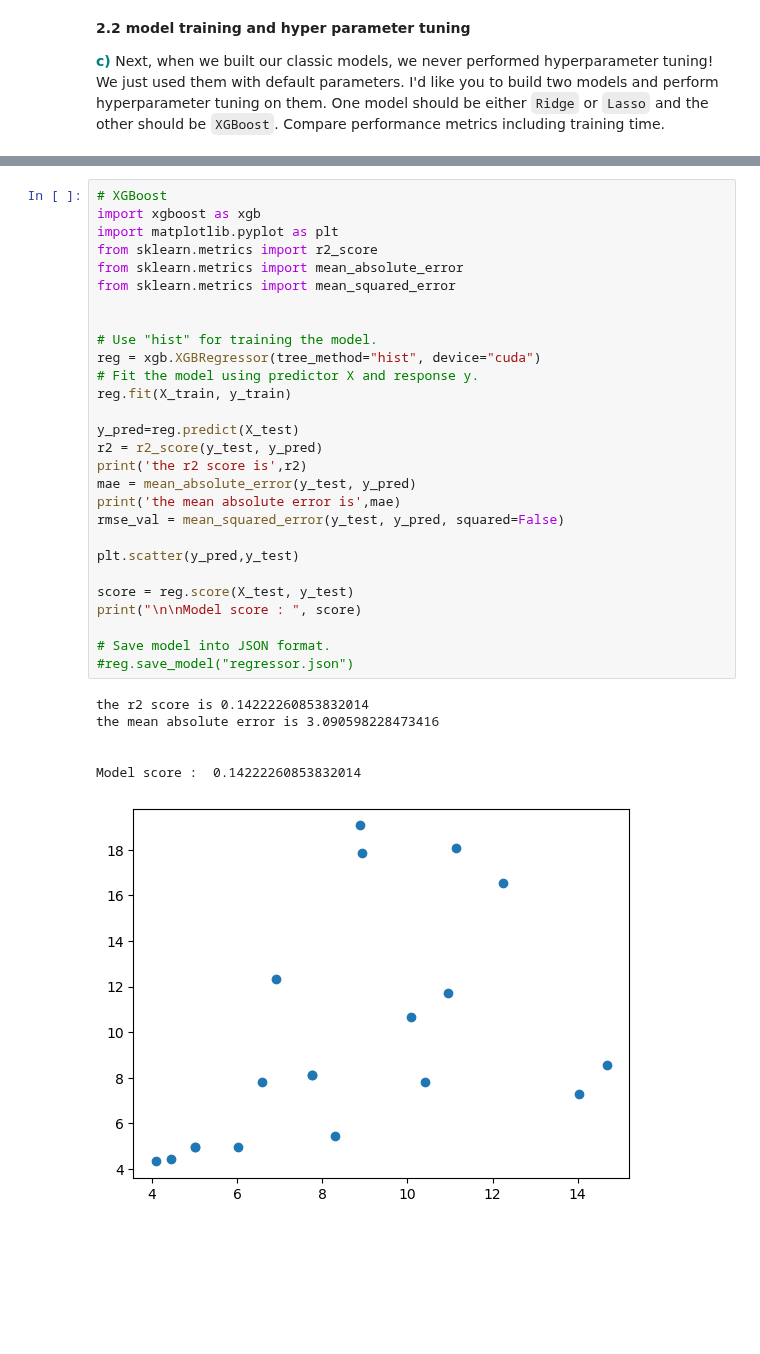
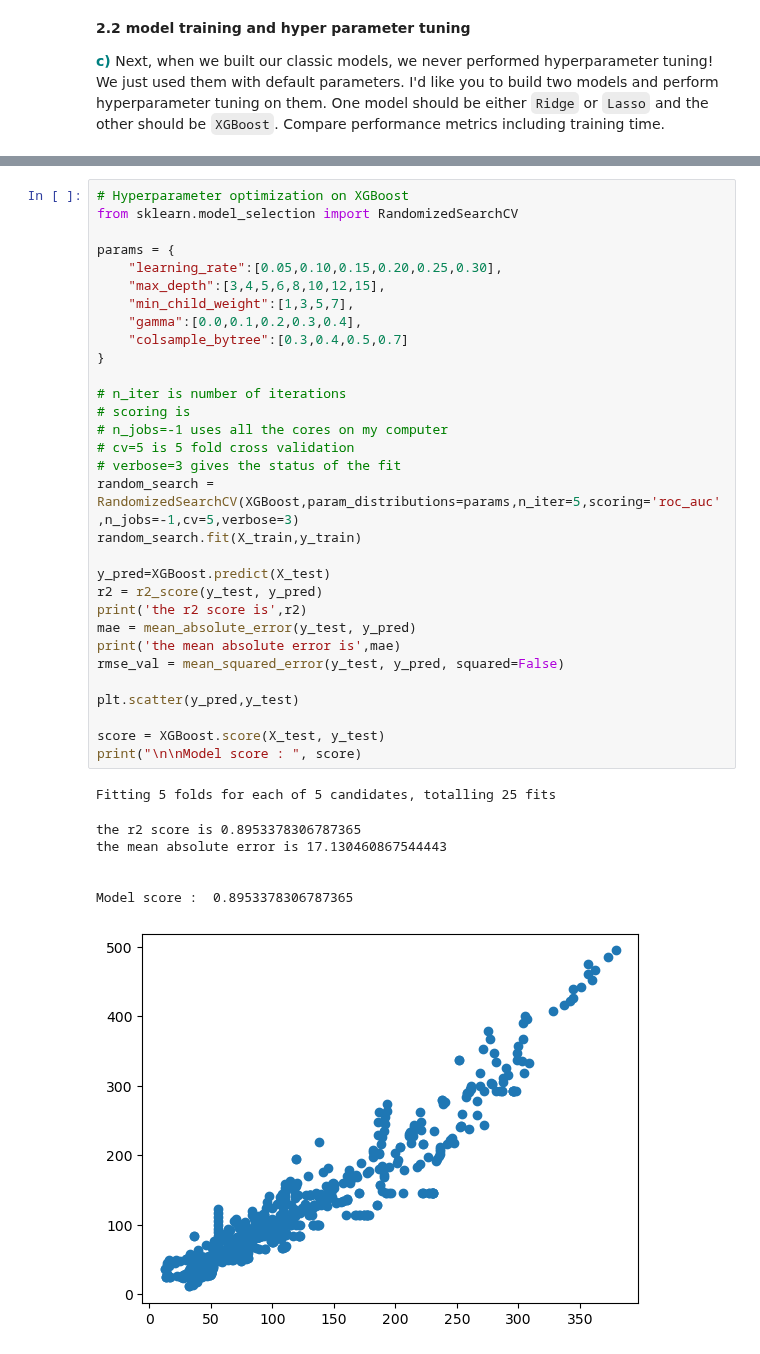
Before and after one commit to AJB33/MaterialsInformatics, a Jupyter notebook: HW/HW2/HW2 Q2.ipynb, the cells around one changed output, grey strips where cells are left out. Drawn from its saved outputs; the diff is of its cells as text; blank space fills up the shorter version.

```diff
--- a/HW/HW2/HW2 Q2.ipynb
+++ b/HW/HW2/HW2 Q2.ipynb
@@ -138,38 +223,42 @@ Model score :  0.3156109488011992
-# %%
-# XGBoost
-import xgboost as xgb
-import matplotlib.pyplot as plt
-from sklearn.metrics import r2_score
-from sklearn.metrics import mean_absolute_error
-from sklearn.metrics import mean_squared_error
-
-
-# Use "hist" for training the model.
-reg = xgb.XGBRegressor(tree_method="hist", device="cuda")
-# Fit the model using predictor X and response y.
-reg.fit(X_train, y_train)
-
-y_pred=reg.predict(X_test)
-r2 = r2_score(y_test, y_pred)
-print('the r2 score is',r2)
-mae = mean_absolute_error(y_test, y_pred)
-print('the mean absolute error is',mae)
-rmse_val = mean_squared_error(y_test, y_pred, squared=False)
-
-plt.scatter(y_pred,y_test)
-
-score = reg.score(X_test, y_test)
-print("\n\nModel score : ", score)
-
-# Save model into JSON format.
-#reg.save_model("regressor.json")
-# %% [output]
-the r2 score is 0.14222260853832014
-the mean absolute error is 3.090598228473416
-
-
-Model score :  0.14222260853832014
-[figure, removed]
+# %%
+# Hyperparameter optimization on XGBoost
+from sklearn.model_selection import RandomizedSearchCV
+
+params = {
+    "learning_rate":[0.05,0.10,0.15,0.20,0.25,0.30],
+    "max_depth":[3,4,5,6,8,10,12,15],
+    "min_child_weight":[1,3,5,7],
+    "gamma":[0.0,0.1,0.2,0.3,0.4],
+    "colsample_bytree":[0.3,0.4,0.5,0.7]
+}
+
+# n_iter is number of iterations
+# scoring is
+# n_jobs=-1 uses all the cores on my computer
+# cv=5 is 5 fold cross validation
+# verbose=3 gives the status of the fit
+random_search = RandomizedSearchCV(XGBoost,param_distributions=params,n_iter=5,scoring='roc_auc',n_jobs=-1,cv=5,verbose=3)
+random_search.fit(X_train,y_train)
+
+y_pred=XGBoost.predict(X_test)
+r2 = r2_score(y_test, y_pred)
+print('the r2 score is',r2)
+mae = mean_absolute_error(y_test, y_pred)
+print('the mean absolute error is',mae)
+rmse_val = mean_squared_error(y_test, y_pred, squared=False)
+
+plt.scatter(y_pred,y_test)
+
+score = XGBoost.score(X_test, y_test)
+print("\n\nModel score : ", score)
+# %% [output]
+Fitting 5 folds for each of 5 candidates, totalling 25 fits
+the r2 score is 0.8953378306787365
+the mean absolute error is 17.130460867544443
+
+
+Model score :  0.8953378306787365
+[figure, added]
 # %% [markdown]
 **2.3 using your model to make predictions**
 
```
Also changed, not shown: parts of 11 cells of this notebook, 11 other files.
